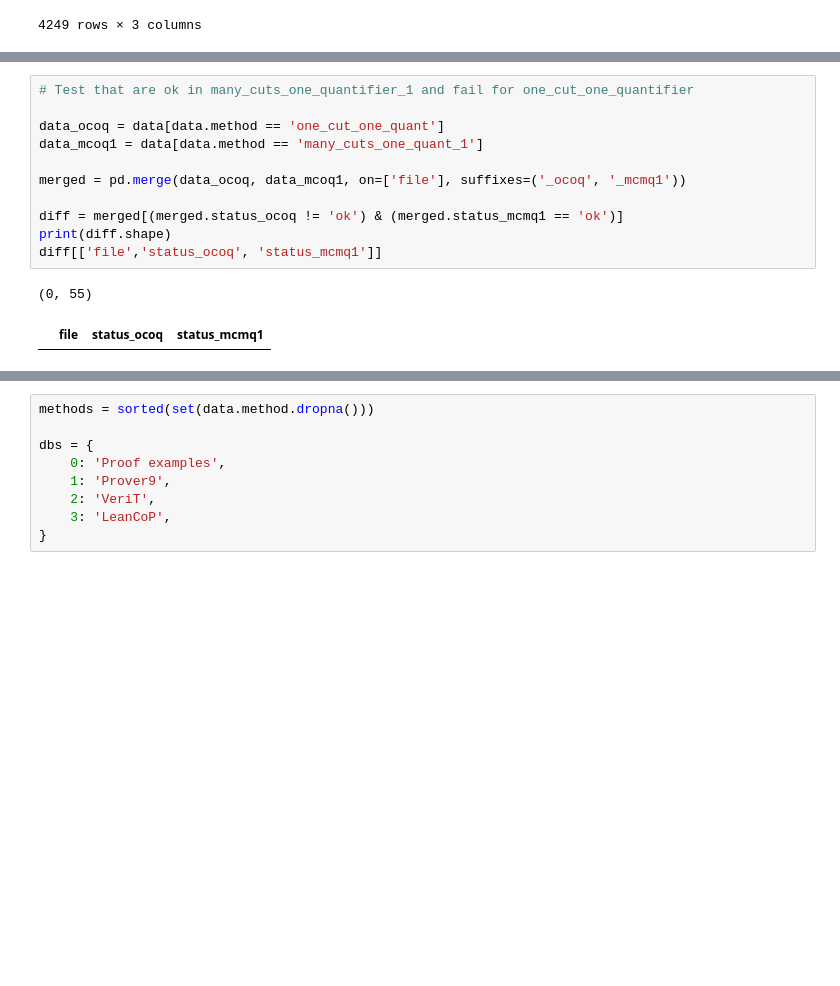
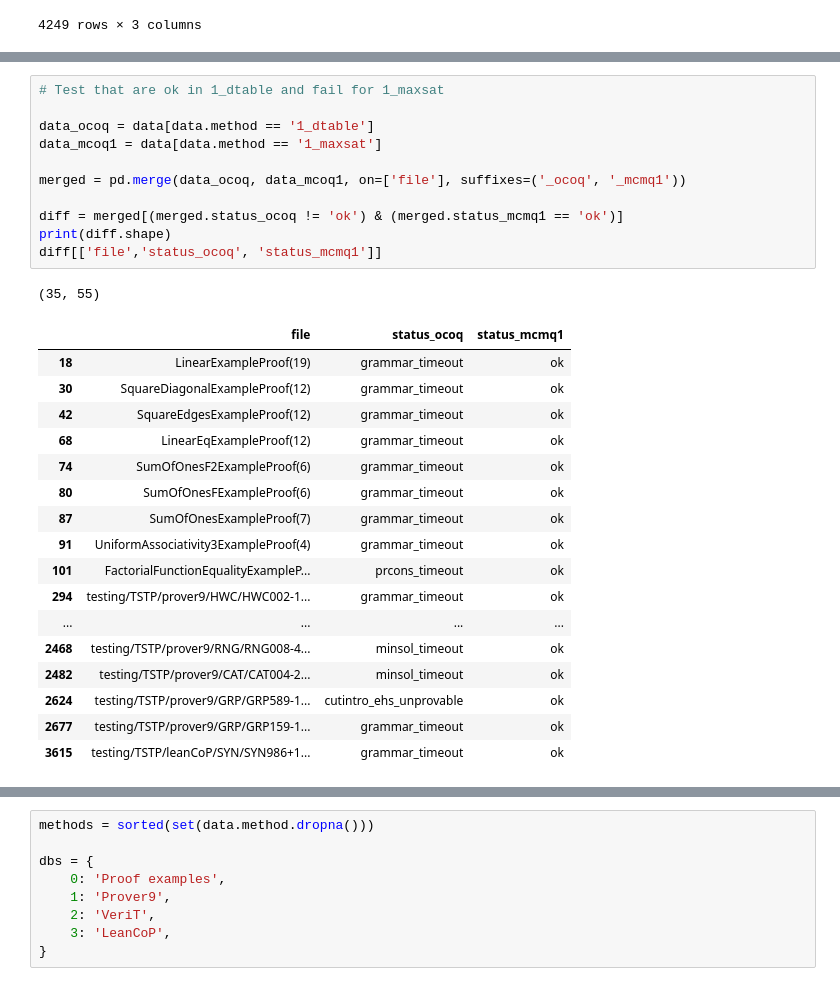
Before and after one commit to gapt/cutintro-results, a Jupyter notebook: 2015-07-24/cutintro.ipynb, the cells around one changed output, grey strips where cells are left out. Saved outputs shown, nothing was run; the diff lists cells and outputs as text; blank space fills up the shorter version.

```diff
--- a/2015-07-24/cutintro.ipynb
+++ b/2015-07-24/cutintro.ipynb
@@ -105,17 +129,33 @@ diff[['file','status_ocoq', 'status_mcoq1']]
 # %%
-# Test that are ok in many_cuts_one_quantifier_1 and fail for one_cut_one_quantifier
+# Test that are ok in 1_dtable and fail for 1_maxsat
 
-data_ocoq = data[data.method == 'one_cut_one_quant']
-data_mcoq1 = data[data.method == 'many_cuts_one_quant_1']
+data_ocoq = data[data.method == '1_dtable']
+data_mcoq1 = data[data.method == '1_maxsat']
 
 merged = pd.merge(data_ocoq, data_mcoq1, on=['file'], suffixes=('_ocoq', '_mcmq1'))
 
 diff = merged[(merged.status_ocoq != 'ok') & (merged.status_mcmq1 == 'ok')]
 print(diff.shape)
 diff[['file','status_ocoq', 'status_mcmq1']]
 # %% [output]
-(0, 55)
+(35, 55)
 |  | file | status_ocoq | status_mcmq1 |
+| 18 | LinearExampleProof(19) | grammar_timeout | ok |
+| 30 | SquareDiagonalExampleProof(12) | grammar_timeout | ok |
+| 42 | SquareEdgesExampleProof(12) | grammar_timeout | ok |
+| 68 | LinearEqExampleProof(12) | grammar_timeout | ok |
+| 74 | SumOfOnesF2ExampleProof(6) | grammar_timeout | ok |
+| 80 | SumOfOnesFExampleProof(6) | grammar_timeout | ok |
+| 87 | SumOfOnesExampleProof(7) | grammar_timeout | ok |
+| 91 | UniformAssociativity3ExampleProof(4) | grammar_timeout | ok |
+| 101 | FactorialFunctionEqualityExampleP... | prcons_timeout | ok |
+| 294 | testing/TSTP/prover9/HWC/HWC002-1... | grammar_timeout | ok |
+| ... | ... | ... | ... |
+| 2468 | testing/TSTP/prover9/RNG/RNG008-4... | minsol_timeout | ok |
+| 2482 | testing/TSTP/prover9/CAT/CAT004-2... | minsol_timeout | ok |
+| 2624 | testing/TSTP/prover9/GRP/GRP589-1... | cutintro_ehs_unprovable | ok |
+| 2677 | testing/TSTP/prover9/GRP/GRP159-1... | grammar_timeout | ok |
+| 3615 | testing/TSTP/leanCoP/SYN/SYN986+1... | grammar_timeout | ok |
 # %%
 # Regressions compared to previous test
 
```
Also changed, not shown: parts of 9 cells of this notebook, 1 other file.
